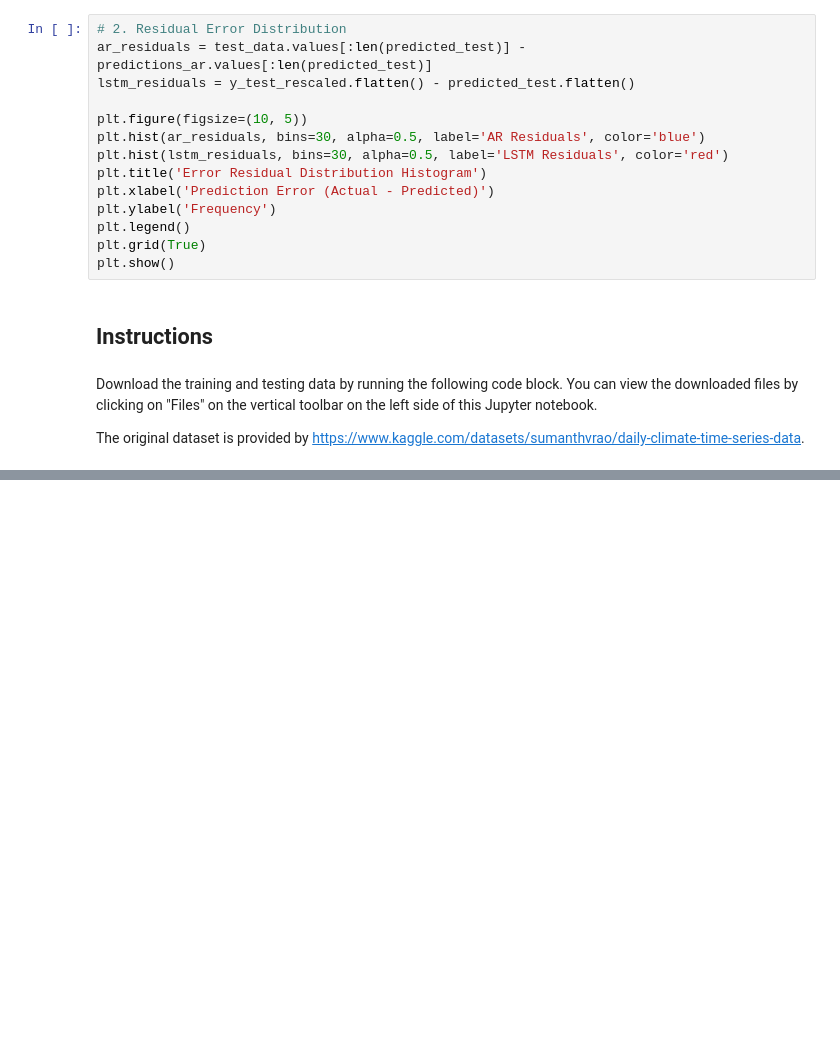
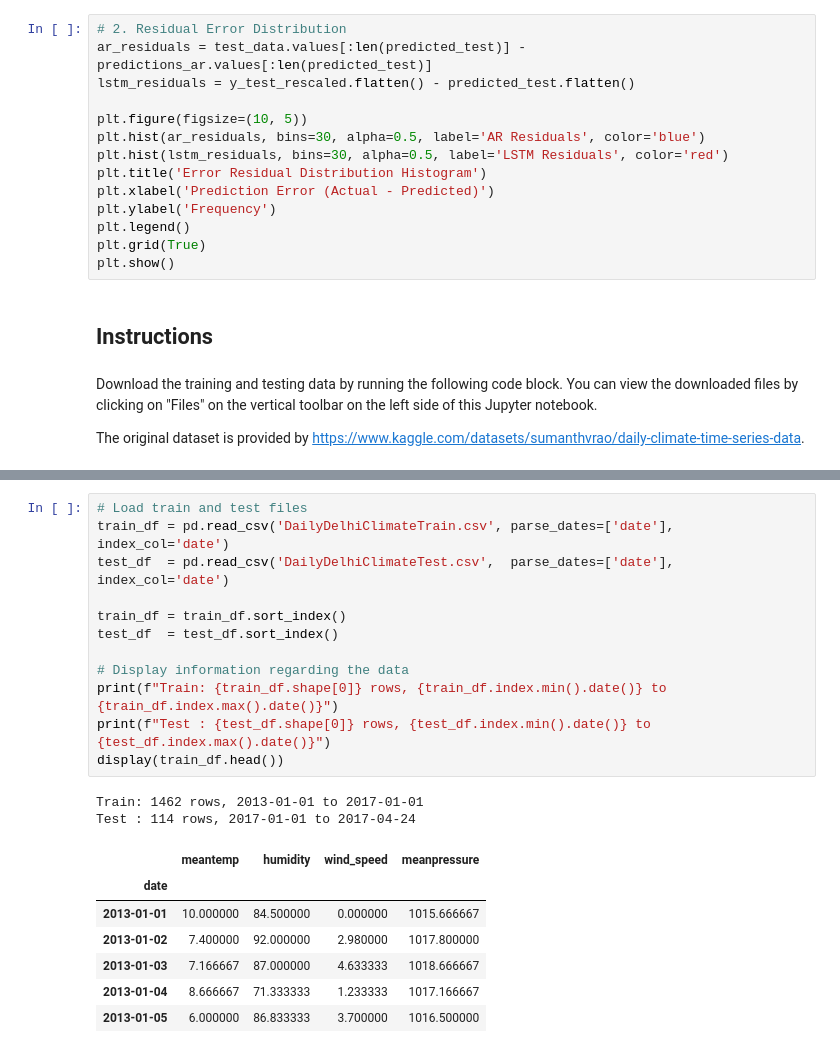
Before and after one commit to JoshuaOhYQ/Graded_Lab_3_Sequential_Data_Prediction, a Jupyter notebook: sequential-data-prediction.ipynb, the cells around one changed output, grey strips where cells are left out. Cells and saved outputs as stored; diff of their text form; blank space fills up the shorter version.

```diff
--- a/sequential-data-prediction.ipynb
+++ b/sequential-data-prediction.ipynb
@@ -180,0 +223,22 @@ The open-ended lab report will be marked according to the following rubrics.
+# %%
+# Load train and test files
+train_df = pd.read_csv('DailyDelhiClimateTrain.csv', parse_dates=['date'], index_col='date')
+test_df  = pd.read_csv('DailyDelhiClimateTest.csv',  parse_dates=['date'], index_col='date')
+
+train_df = train_df.sort_index()
+test_df  = test_df.sort_index()
+
+# Display information regarding the data
+print(f"Train: {train_df.shape[0]} rows, {train_df.index.min().date()} to {train_df.index.max().date()}")
+print(f"Test : {test_df.shape[0]} rows, {test_df.index.min().date()} to {test_df.index.max().date()}")
+display(train_df.head())
+# %% [output]
+Train: 1462 rows, 2013-01-01 to 2017-01-01
+Test : 114 rows, 2017-01-01 to 2017-04-24
+|  | meantemp | humidity | wind_speed | meanpressure |
+| date |  |  |  |  |
+| 2013-01-01 | 10.000000 | 84.500000 | 0.000000 | 1015.666667 |
+| 2013-01-02 | 7.400000 | 92.000000 | 2.980000 | 1017.800000 |
+| 2013-01-03 | 7.166667 | 87.000000 | 4.633333 | 1018.666667 |
+| 2013-01-04 | 8.666667 | 71.333333 | 1.233333 | 1017.166667 |
+| 2013-01-05 | 6.000000 | 86.833333 | 3.700000 | 1016.500000 |
```
Also changed, not shown: parts of 13 cells of this notebook.
